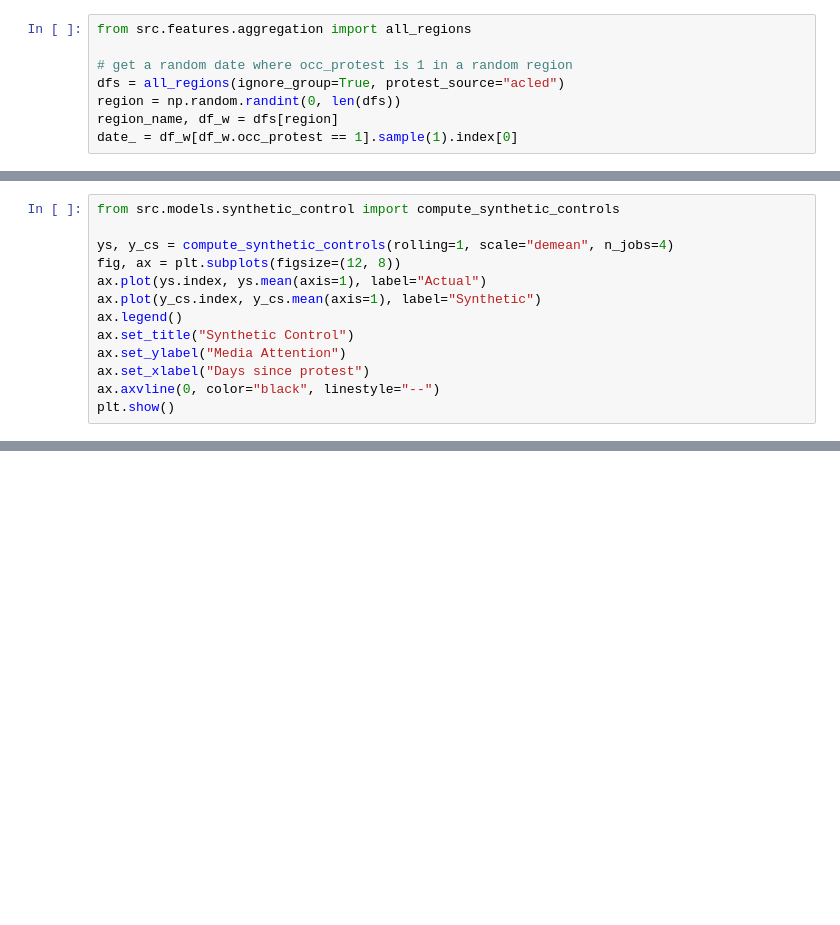
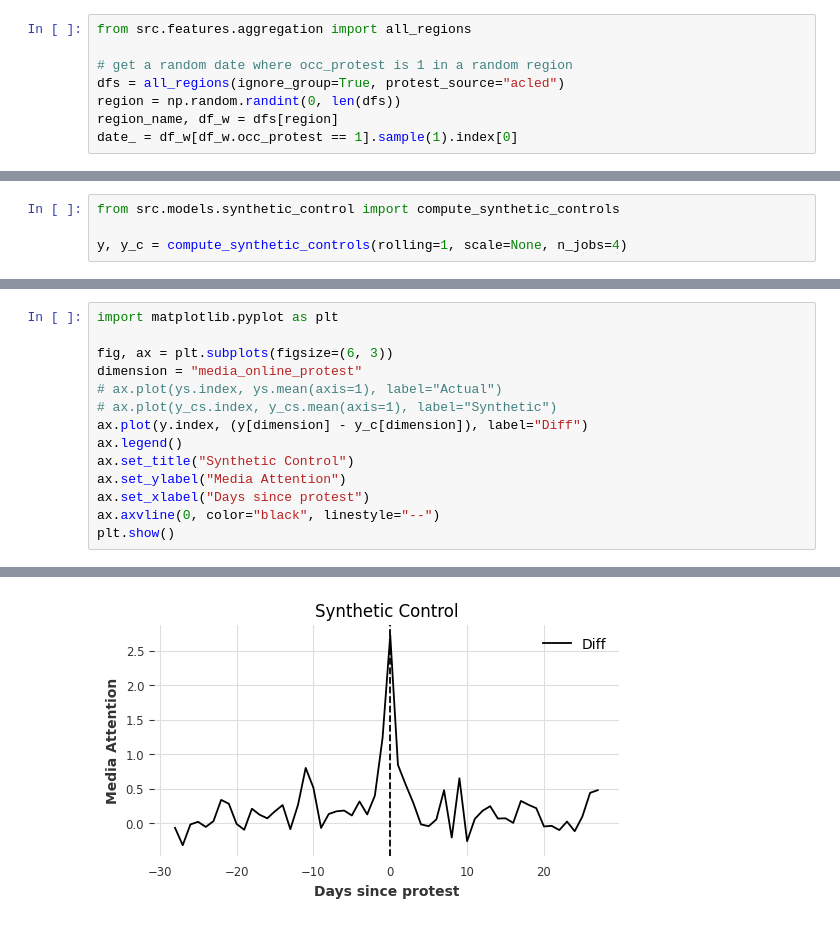
Before and after one commit to davidpomerenke/protest-impact, a Jupyter notebook: notebooks/synthetic_control.ipynb, the cells around one changed output, grey strips where cells are left out. Drawn from its saved outputs; the diff is of its cells as text; blank space fills up the shorter version.

Commit message:
SC: matching across all dimensions

```diff
--- a/notebooks/synthetic_control.ipynb
+++ b/notebooks/synthetic_control.ipynb
@@ -38,3 +35,7 @@ ax.axvline(date_, color="black", linestyle="--")
 plt.show()
 # %% [output]
 [drawing not drawn]
+# %%
+from src.models.synthetic_control import compute_synthetic_controls
+
+y, y_c = compute_synthetic_controls(rolling=1, scale=None, n_jobs=4)
@@ -41,10 +47,11 @@ plt.show()
 # %%
-from src.models.synthetic_control import compute_synthetic_controls
+import matplotlib.pyplot as plt
 
-ys, y_cs = compute_synthetic_controls(rolling=1, scale="demean", n_jobs=4)
-fig, ax = plt.subplots(figsize=(12, 8))
-ax.plot(ys.index, ys.mean(axis=1), label="Actual")
-ax.plot(y_cs.index, y_cs.mean(axis=1), label="Synthetic")
+fig, ax = plt.subplots(figsize=(6, 3))
+dimension = "media_online_protest"
+# ax.plot(ys.index, ys.mean(axis=1), label="Actual")
+# ax.plot(y_cs.index, y_cs.mean(axis=1), label="Synthetic")
+ax.plot(y.index, (y[dimension] - y_c[dimension]), label="Diff")
 ax.legend()
 ax.set_title("Synthetic Control")
 ax.set_ylabel("Media Attention")
@@ -68,0 +62 @@ No control regions for Thüringen on 2021-03-19 00:00:00
+[figure, added]
```
Also changed, not shown: parts of 4 cells of this notebook, 1 other file.
